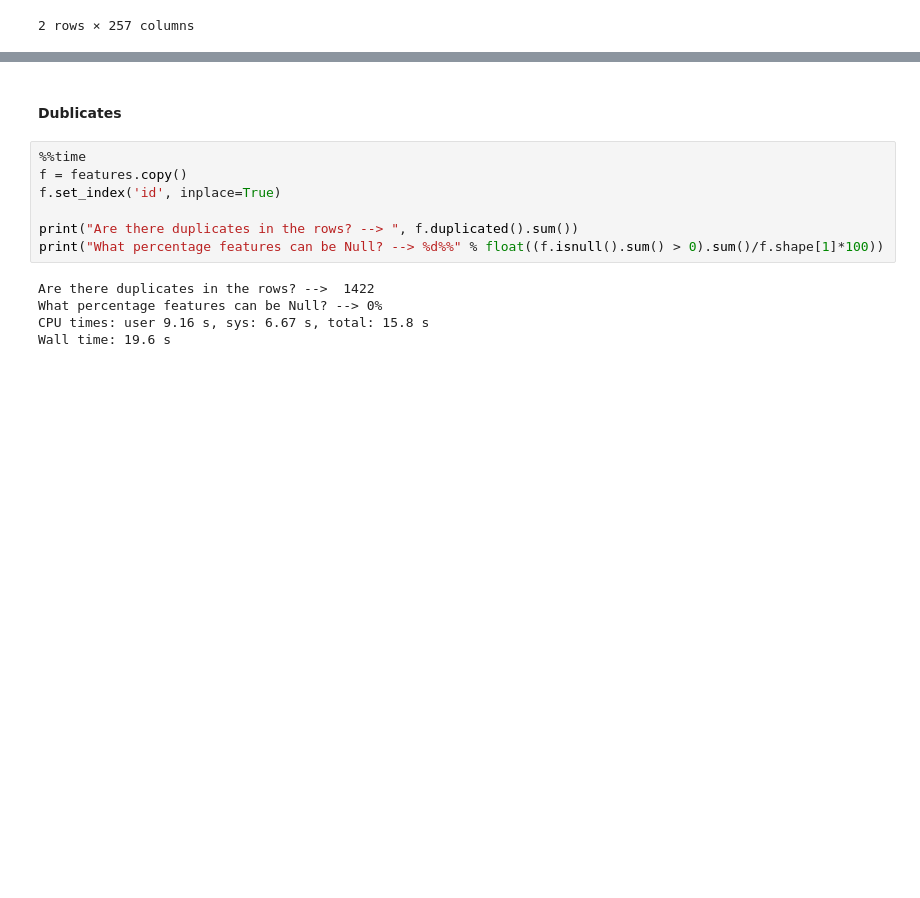
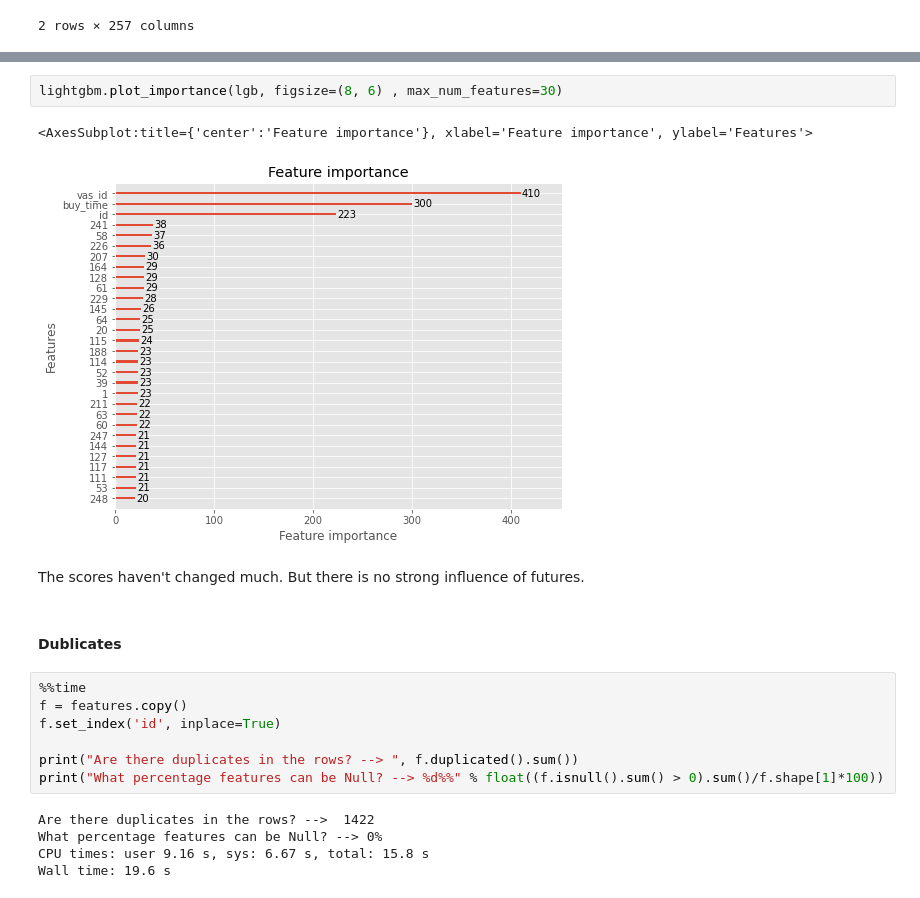
Before and after one commit to hildar/RecSys-Megafon, a Jupyter notebook: Train.ipynb, the cells around one changed output, grey strips where cells are left out. Saved outputs shown, nothing was run; the diff lists cells and outputs as text; blank space fills up the shorter version.

```diff
--- a/Train.ipynb
+++ b/Train.ipynb
@@ -494,3 +536,10 @@ Wall time: 5.34 s
+# %%
+lightgbm.plot_importance(lgb, figsize=(8, 6) , max_num_features=30)
+# %% [output]
+<AxesSubplot:title={'center':'Feature importance'}, xlabel='Feature importance', ylabel='Features'>
+[figure, added]
+# %% [markdown]
+The scores haven't changed much. But there is no strong influence of futures.
 # %% [markdown]
 #### Dublicates
 # %%
```
Also changed, not shown: parts of 31 cells of this notebook.
